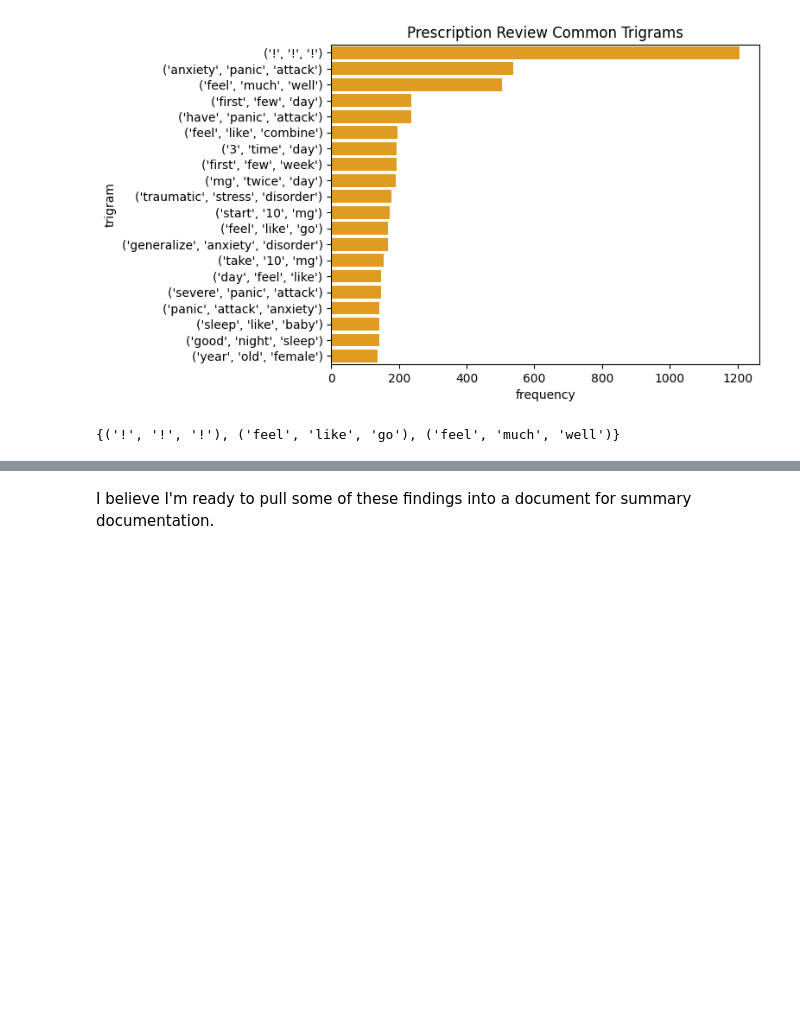
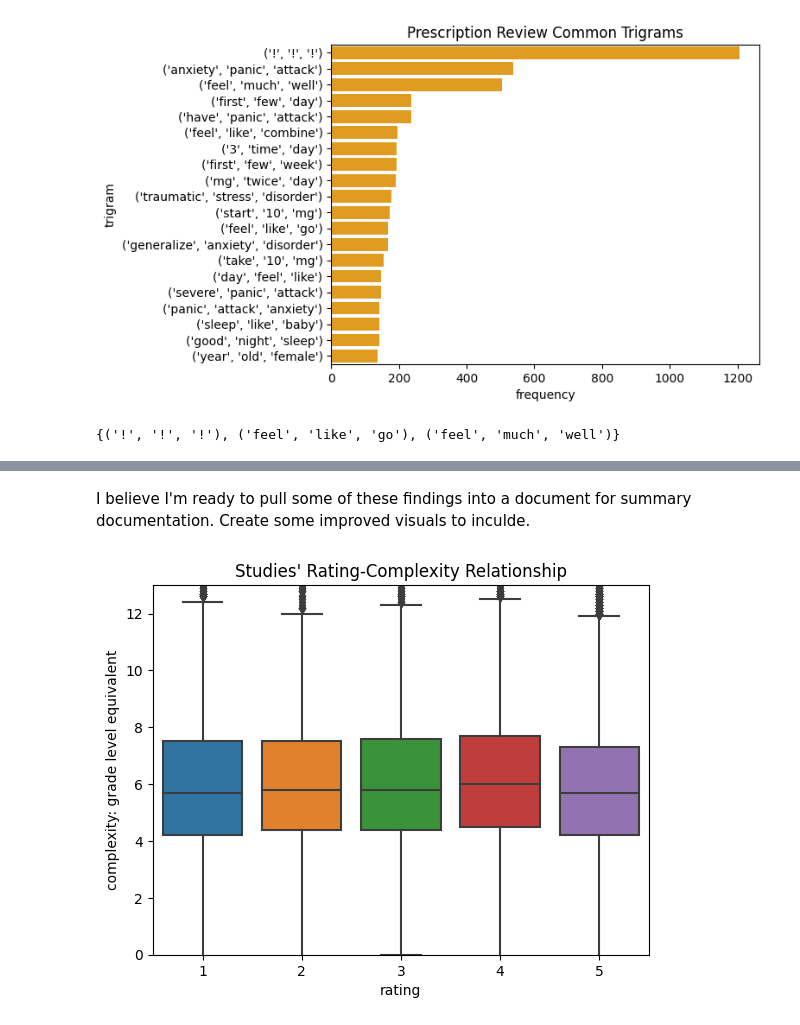
Before and after one commit to fractaldatalearning/psychedelic_efficacy, a Jupyter notebook: notebooks/10-kl-reports-engineer-ratings.ipynb, the cells around one changed output, grey strips where cells are left out. Drawn from its saved outputs; the diff is of its cells as text; code cells hidden in the pictures; blank space fills up the shorter version.

```diff
--- a/notebooks/10-kl-reports-engineer-ratings.ipynb
+++ b/notebooks/10-kl-reports-engineer-ratings.ipynb
@@ -958,4 +965,12 @@ studies_df.describe()
 | 75% | 713.000000 | 7.400000 | 0.623333 | 0.191204 | 10.000000 | 0.929183 | 5.000000 | ... |
 | max | 6196.000000 | 62.500000 | 1.000000 | 1.000000 | 10.000000 | 0.984921 | 5.000000 | ... |
 # %% [markdown]
-I believe I'm ready to pull some of these findings into a document for summary documentation.
+I believe I'm ready to pull some of these findings into a document for summary documentation. Create some improved visuals to inculde.
+# %%
+# Demonstrate original studies' rating-complexity relationship
+sns.boxplot(data=studies_df, x='adjusted_rating', y='complexity').set(
+    ylim=(0,13), title="Studies' Rating-Complexity Relationship", xlabel='rating',
+    ylabel='complexity: grade level equivalent')
+plt.show()
+# %% [output]
+[figure, added]
```
Also changed, not shown: parts of 9 cells of this notebook, 14 other files.
